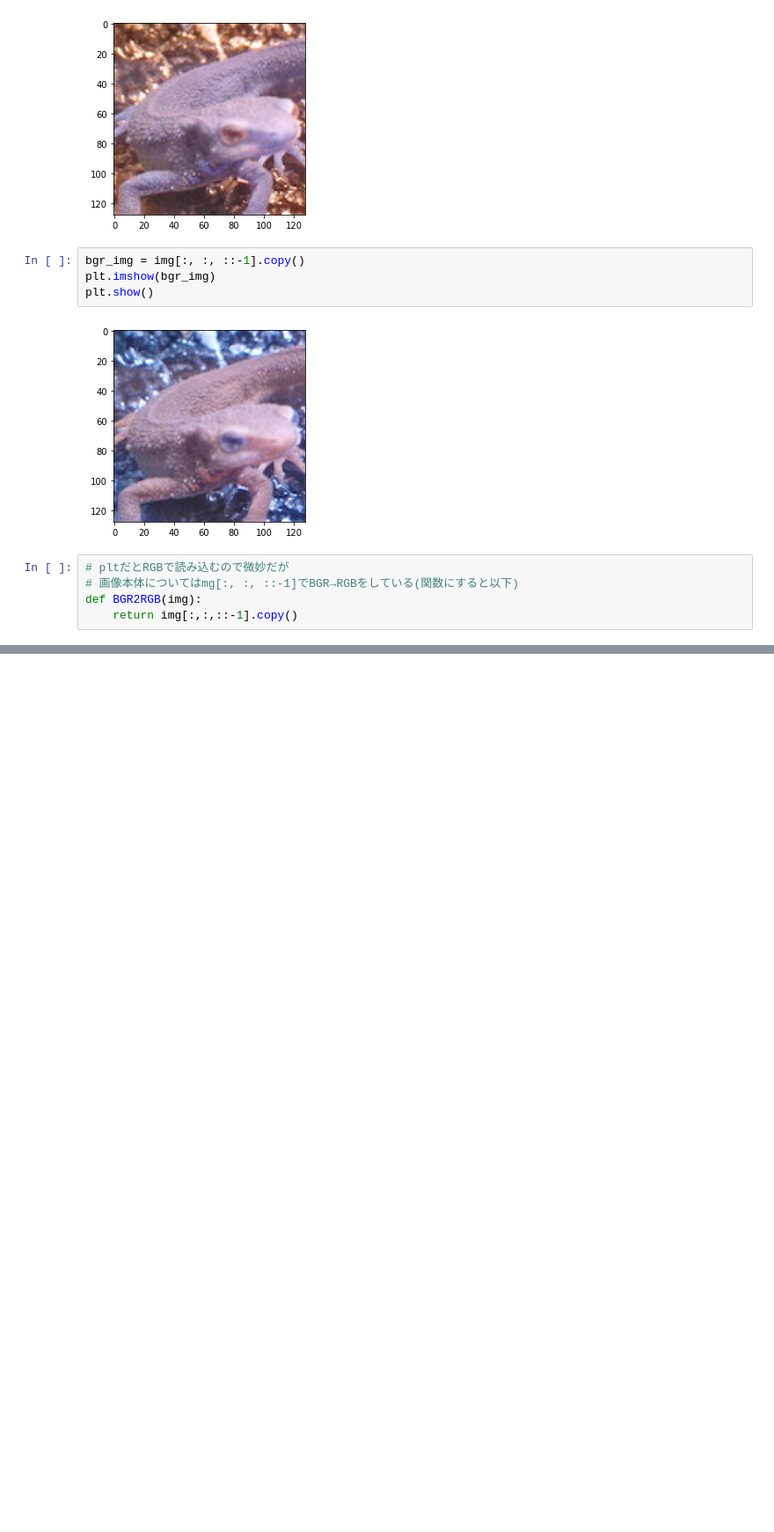
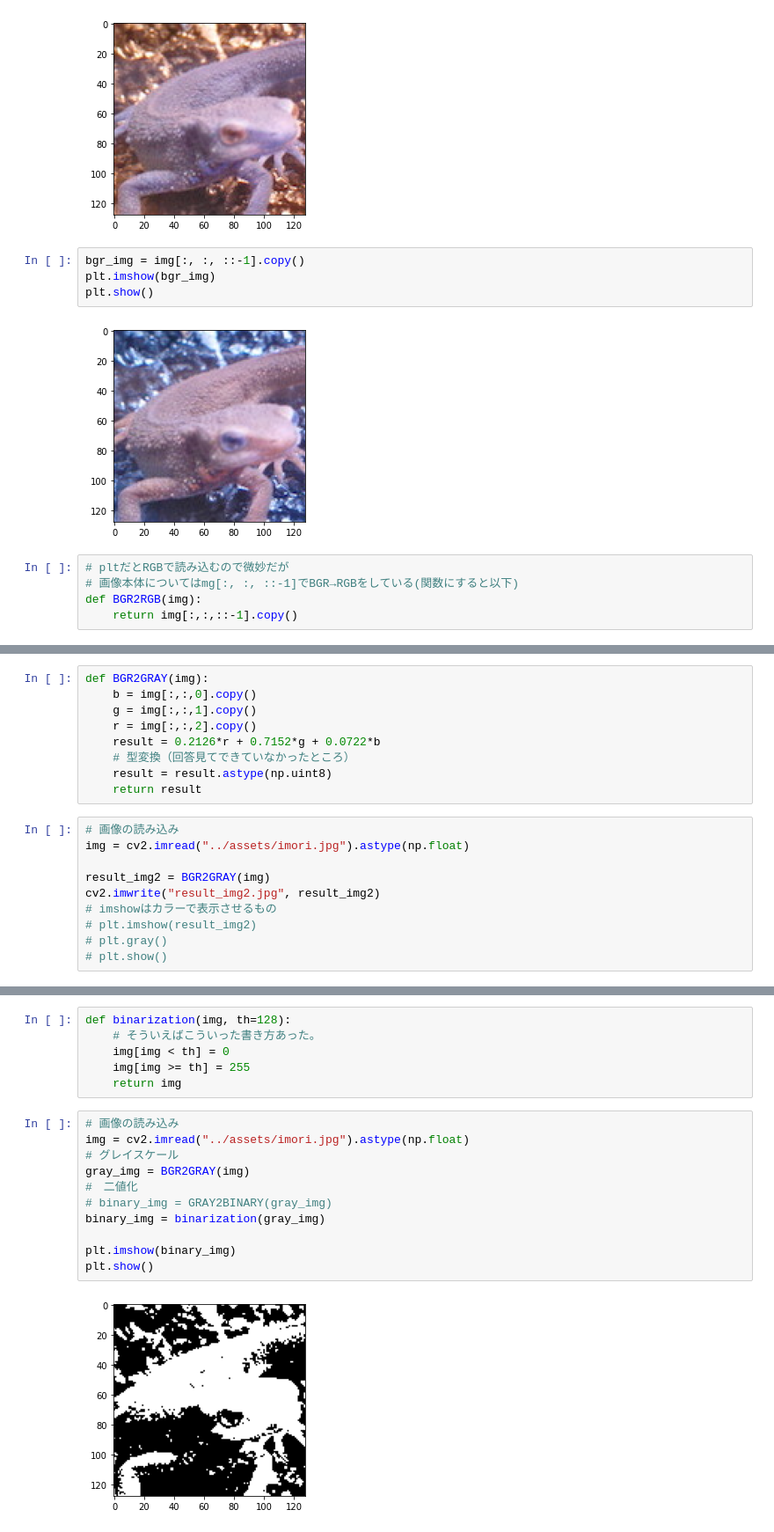
Before and after one commit to beeeyan/ai-implementation-test, a Jupyter notebook: question1-10/question1-10.ipynb, the cells around one changed output, grey strips where cells are left out. Shown at 88% size. Saved outputs shown, nothing was run; the diff lists cells and outputs as text; blank space fills up the shorter version.

```diff
--- a/question1-10/question1-10.ipynb
+++ b/question1-10/question1-10.ipynb
@@ -56,0 +64,19 @@ cv2.imwrite("out.jpg", result_img)
+# %%
+def BGR2GRAY(img):
+    b = img[:,:,0].copy()
+    g = img[:,:,1].copy()
+    r = img[:,:,2].copy()
+    result = 0.2126*r + 0.7152*g + 0.0722*b
+    # 型変換（回答見てできていなかったところ）
+    result = result.astype(np.uint8)
+    return result
+# %%
+# 画像の読み込み
+img = cv2.imread("../assets/imori.jpg").astype(np.float)
+
+result_img2 = BGR2GRAY(img)
+cv2.imwrite("result_img2.jpg", result_img2)
+# imshowはカラーで表示させるもの
+# plt.imshow(result_img2)
+# plt.gray()
+# plt.show()
@@ -56,0 +102,19 @@ cv2.imwrite("out.jpg", result_img)
+# %%
+def binarization(img, th=128):
+    # そういえばこういった書き方あった。
+    img[img < th] = 0
+    img[img >= th] = 255
+    return img
+# %%
+# 画像の読み込み
+img = cv2.imread("../assets/imori.jpg").astype(np.float)
+# グレイスケール
+gray_img = BGR2GRAY(img)
+#　二値化
+# binary_img = GRAY2BINARY(gray_img)
+binary_img = binarization(gray_img)
+
+plt.imshow(binary_img)
+plt.show()
+# %% [output]
+[figure, added]
```
Also changed, not shown: parts of 11 cells of this notebook.
